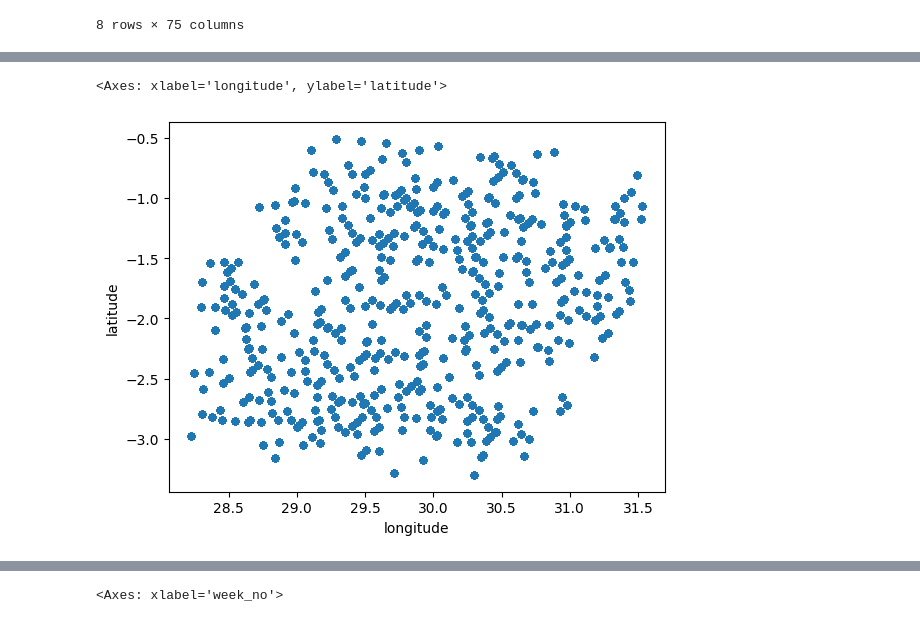
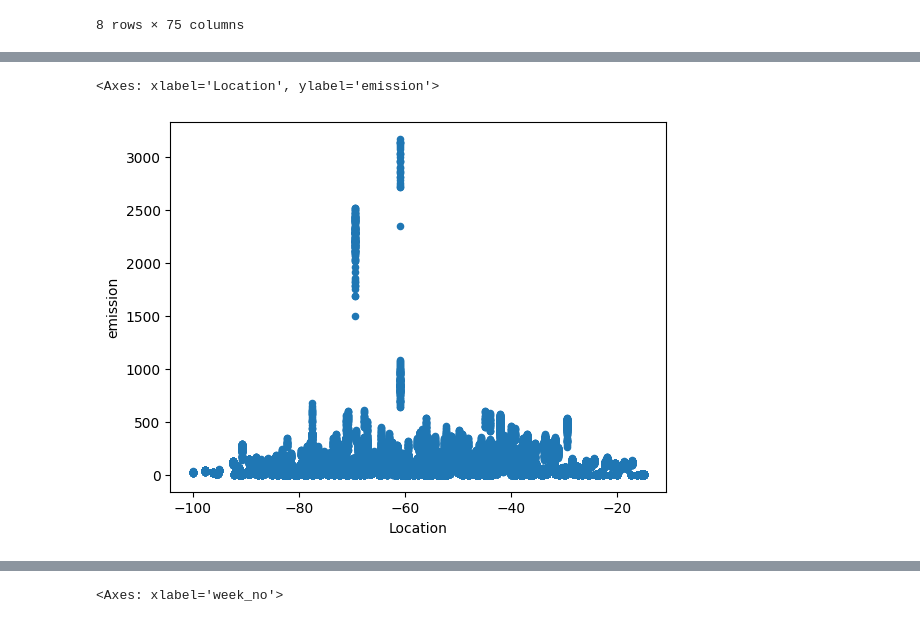
Before and after one commit to Yodazon/Kaggle, a Jupyter notebook: Competitions/Predict CO2 Emissions in Rwanda/CO2.ipynb, the cells around one changed output, grey strips where cells are left out. Saved outputs shown, nothing was run; the diff lists cells and outputs as text; code cells hidden in the pictures.

```diff
--- a/Competitions/Predict CO2 Emissions in Rwanda/CO2.ipynb
+++ b/Competitions/Predict CO2 Emissions in Rwanda/CO2.ipynb
@@ -63,9 +63,11 @@ df_test.sample(5)
 5 rows × 75 columns
+# %%
+df_train['Location'] = df_train['latitude'] * df_train['longitude']
 # %%
-df_train.plot(x="longitude", y ="latitude", kind ="scatter" )
+df_train.plot(x="Location", y ="emission", kind ="scatter" )
 # %% [output]
-<Axes: xlabel='longitude', ylabel='latitude'>
+<Axes: xlabel='Location', ylabel='emission'>
-[figure, old version]
+[figure, new version]
 # %%
 df_train.dtypes
 # %% [output]
```
Also changed, not shown: parts of 6 cells of this notebook.
